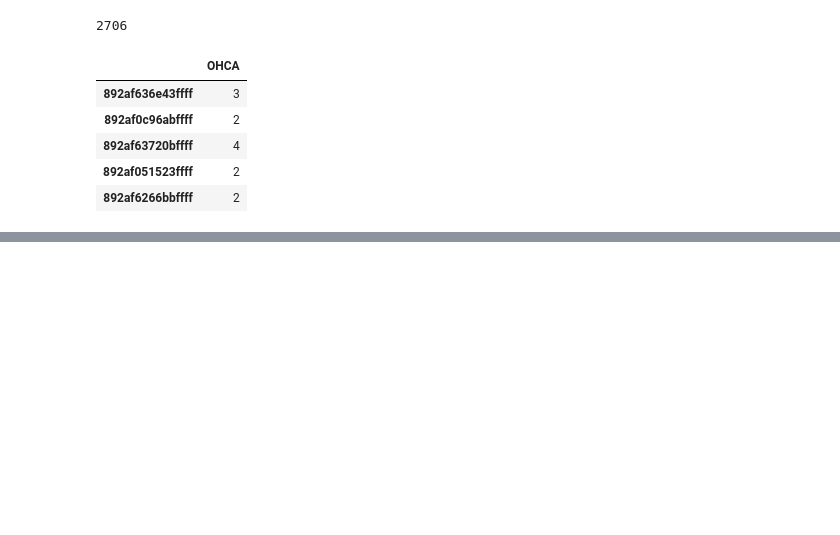
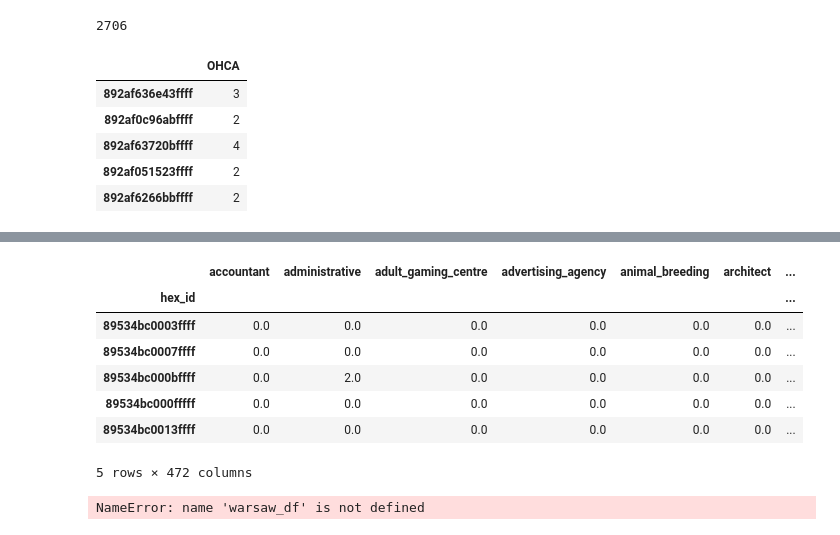
Before and after one commit to radekaadek/my_aed, a Jupyter notebook: prediction2.ipynb, the cells around one changed output, grey strips where cells are left out. Saved outputs shown, nothing was run; the diff lists cells and outputs as text; code cells hidden in the pictures; blank space fills up the shorter version.

```diff
--- a/prediction2.ipynb
+++ b/prediction2.ipynb
@@ -71,0 +100,23 @@ ValueError: Length mismatch: Expected 986 rows, received array of length 241
+# %%
+# load warsaw data
+# check if warsaw.csv is in the current directory
+if 'lublin.csv' in listdir():
+    # read the csv file
+    warsaw_df = pd.read_csv('lublin.csv')
+    # set unnamed column name to hex_id
+    warsaw_df.rename(columns={'Unnamed: 0': 'hex_id'}, inplace=True)
+    # pivot the dataframe to have the hex_id as the index
+    warsaw_df.set_index('hex_id', inplace=True)
+else:
+    api = overpass.API()
+    warsaw_df = aquire_data.get_all_data('Lublin', api)
+warsaw_df.head()
+# %% [output]
+|  | accountant | administrative | adult_gaming_centre | advertising_agency | animal_breeding | architect | ... |
+| hex_id |  |  |  |  |  |  | ... |
+| 89534bc0003ffff | 0.0 | 0.0 | 0.0 | 0.0 | 0.0 | 0.0 | ... |
+| 89534bc0007ffff | 0.0 | 0.0 | 0.0 | 0.0 | 0.0 | 0.0 | ... |
+| 89534bc000bffff | 0.0 | 2.0 | 0.0 | 0.0 | 0.0 | 0.0 | ... |
+| 89534bc000fffff | 0.0 | 0.0 | 0.0 | 0.0 | 0.0 | 0.0 | ... |
+| 89534bc0013ffff | 0.0 | 0.0 | 0.0 | 0.0 | 0.0 | 0.0 | ... |
+5 rows × 472 columns
@@ -71,0 +136,17 @@ ValueError: Length mismatch: Expected 986 rows, received array of length 241
+# %%
+# delete columns from warsaw_df that are not in vb_df, do the same for vb_df
+vb_df = vb_df[warsaw_df.columns]
+warsaw_df = warsaw_df[vb_df.columns]
+
+# create a TPOTRegressor
+tpot = TPOTRegressor(generations=5, population_size=20, verbosity=2, random_state=42)
+# fit the TPOTRegressor
+X = vb_df.drop(columns=['OHCA'])
+y = vb_df['OHCA']
+
+tpot.fit(X, y)
+# predict the OHCA count for warsaw
+warsaw_df['OHCA'] = tpot.predict(warsaw_df.drop(columns=['OHCA']))
+warsaw_df.head()
+# %% [output]
+NameError: name 'warsaw_df' is not defined
```
Also changed, not shown: parts of 5 cells of this notebook, 6 other files.
